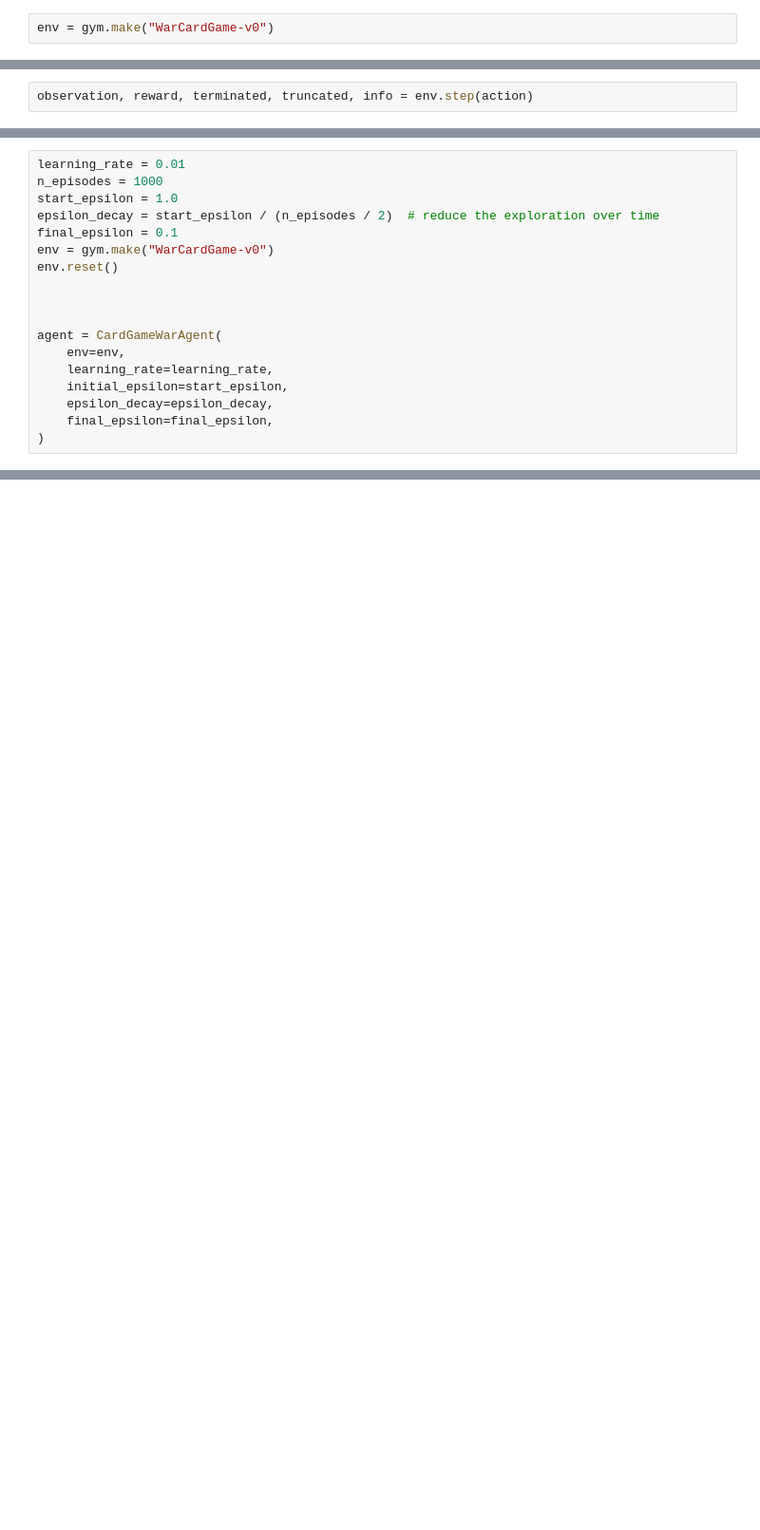
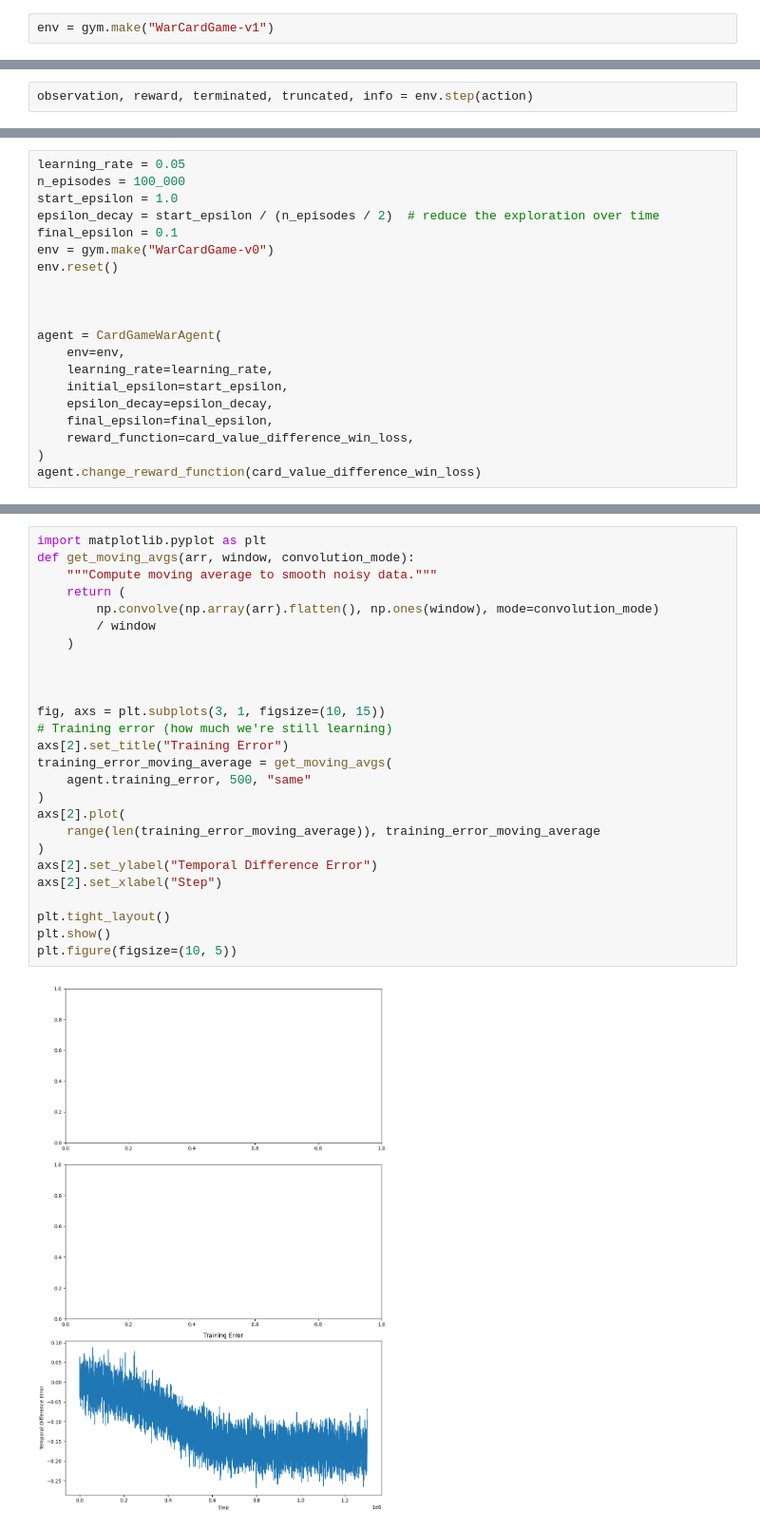
Before and after one commit to Mikko-Ihasalo/reinforcement_learning_sandbox, a Jupyter notebook: src/notebooks/card_game_war.ipynb, the cells around one changed output, grey strips where cells are left out. Shown: that part at 95% size. Saved outputs shown, nothing was run; the diff lists cells and outputs as text; blank space fills up the shorter version.

```diff
--- a/src/notebooks/card_game_war.ipynb
+++ b/src/notebooks/card_game_war.ipynb
@@ -26,4 +29,4 @@ gym.register(
     max_episode_steps=13,
 )
 # %%
-env = gym.make("WarCardGame-v0")
+env = gym.make("WarCardGame-v1")
@@ -100,6 +104,6 @@ Episode finished! Total reward: 1
 # %%
-learning_rate = 0.01
-n_episodes = 1000
+learning_rate = 0.05
+n_episodes = 100_000
 start_epsilon = 1.0
 epsilon_decay = start_epsilon / (n_episodes / 2)  # reduce the exploration over time
 final_epsilon = 0.1
@@ -114,4 +118,6 @@ agent = CardGameWarAgent(
     initial_epsilon=start_epsilon,
     epsilon_decay=epsilon_decay,
     final_epsilon=final_epsilon,
+    reward_function=card_value_difference_win_loss,
 )
+agent.change_reward_function(card_value_difference_win_loss)
@@ -161,0 +177,28 @@ IndexError: index 11 is out of bounds for axis 0 with size 11
+# %%
+import matplotlib.pyplot as plt
+def get_moving_avgs(arr, window, convolution_mode):
+    """Compute moving average to smooth noisy data."""
+    return (
+        np.convolve(np.array(arr).flatten(), np.ones(window), mode=convolution_mode)
+        / window
+    )
+
+
+
+fig, axs = plt.subplots(3, 1, figsize=(10, 15))
+# Training error (how much we're still learning)
+axs[2].set_title("Training Error")
+training_error_moving_average = get_moving_avgs(
+    agent.training_error, 500, "same"
+)
+axs[2].plot(
+    range(len(training_error_moving_average)), training_error_moving_average
+)
+axs[2].set_ylabel("Temporal Difference Error")
+axs[2].set_xlabel("Step")
+
+plt.tight_layout()
+plt.show()
+plt.figure(figsize=(10, 5))
+# %% [output]
+[figure, added]
```
Also changed, not shown: parts of 15 cells of this notebook, 3 other files.
